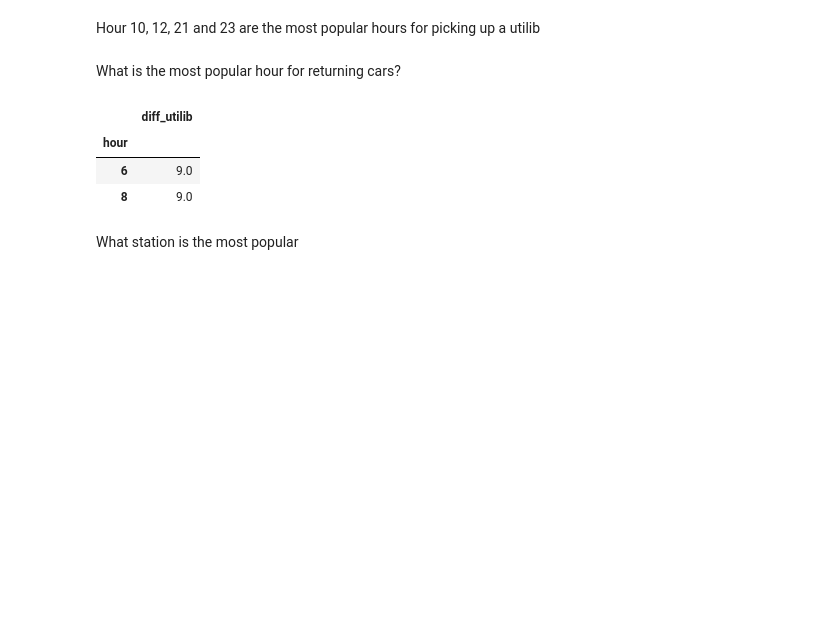
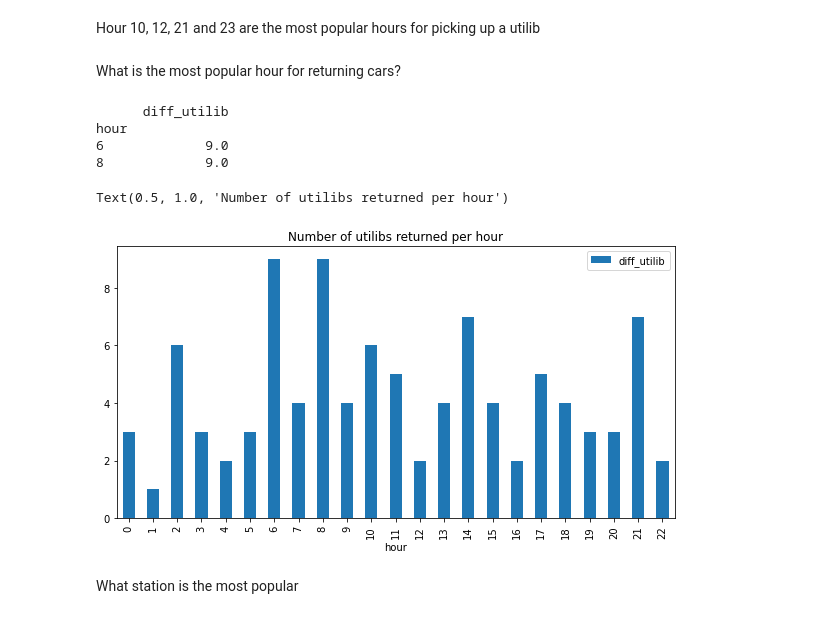
Before and after one commit to WilkisterMbaka/Electric-car-usage-in-Paris-Data-Analysis, a Jupyter notebook: Moringa_Data_Science_Prep_W4_Independent_Project_2022_04_Wilkister_Mbaka_Python.ipynb, the cells around one changed output. Drawn from its saved outputs; the diff is of its cells as text; code cells hidden in the pictures; blank space fills up the shorter version.

```diff
--- a/Moringa_Data_Science_Prep_W4_Independent_Project_2022_04_Wilkister_Mbaka_Python.ipynb
+++ b/Moringa_Data_Science_Prep_W4_Independent_Project_2022_04_Wilkister_Mbaka_Python.ipynb
@@ -458,16 +464,20 @@ What is the most popular hour for returning cars?
 # %%
 # Filter out the positive number from the diff_utilib column (to be able to sum up dropped up cars)
 df_paris_cars_drop = df_paris[df_paris['diff_utilib'] > 0]
 df_paris_cars_drop
 
 # Groupby hour and sum up cars taken in that hour then get the most popular hour for dropping up cars
 
-df_paris_cars_drop[['hour','diff_utilib']].groupby('hour').sum().nlargest(2,'diff_utilib')
+print(df_paris_cars_drop[['hour','diff_utilib']].groupby('hour').sum().nlargest(2,'diff_utilib'))
+df_paris_cars_drop[['hour','diff_utilib']].groupby('hour').sum().plot.bar(figsize = (10, 5))
+plt.title('Number of utilibs returned per hour')
 # %% [output]
-|  | diff_utilib |
-| hour |  |
-| 6 | 9.0 |
-| 8 | 9.0 |
+      diff_utilib
+hour
+6             9.0
+8             9.0
+Text(0.5, 1.0, 'Number of utilibs returned per hour')
+[figure, added]
 # %% [markdown]
 What station is the most popular
 # %%
```
Also changed, not shown: parts of 6 cells of this notebook.
